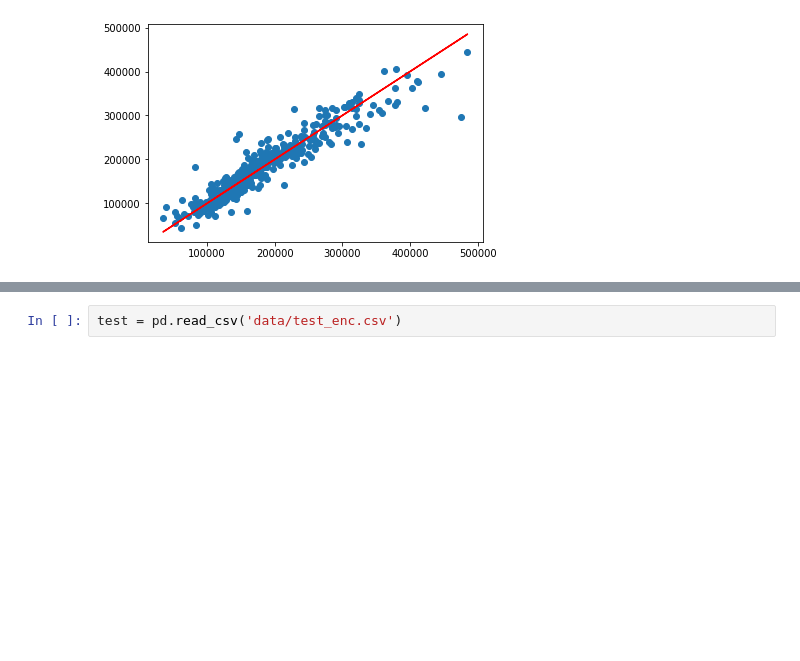
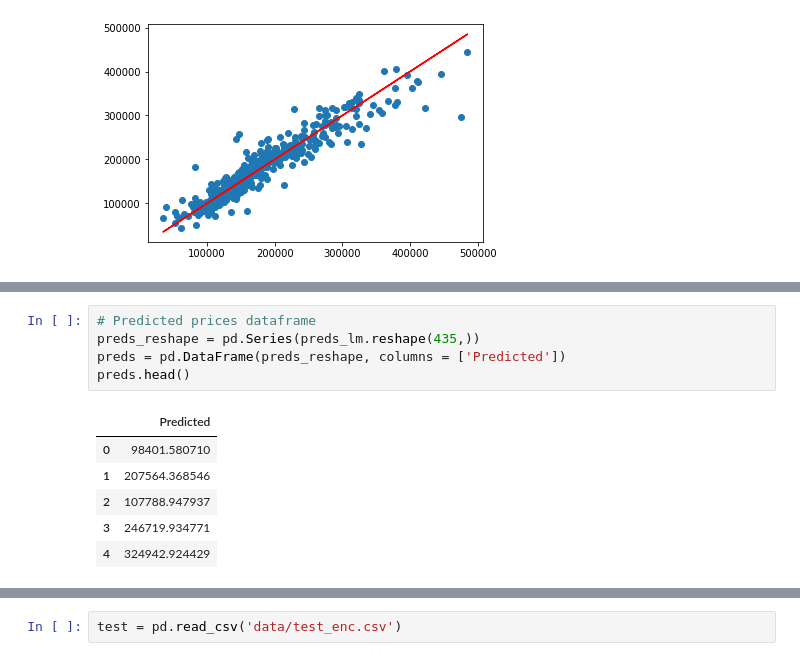
Before and after one commit to HHook/keras-house-prices, a Jupyter notebook: Machine learning part.ipynb, the cells around one changed output, grey strips where cells are left out. Drawn from its saved outputs; the diff is of its cells as text; blank space fills up the shorter version.

```diff
--- a/Machine learning part.ipynb
+++ b/Machine learning part.ipynb
@@ -87,0 +96,12 @@ plt.plot(y_test, y_test,'r')
+# %%
+# Predicted prices dataframe
+preds_reshape = pd.Series(preds_lm.reshape(435,))
+preds = pd.DataFrame(preds_reshape, columns = ['Predicted'])
+preds.head()
+# %% [output]
+|  | Predicted |
+| 0 | 98401.580710 |
+| 1 | 207564.368546 |
+| 2 | 107788.947937 |
+| 3 | 246719.934771 |
+| 4 | 324942.924429 |
```
Also changed, not shown: parts of 25 cells of this notebook.
